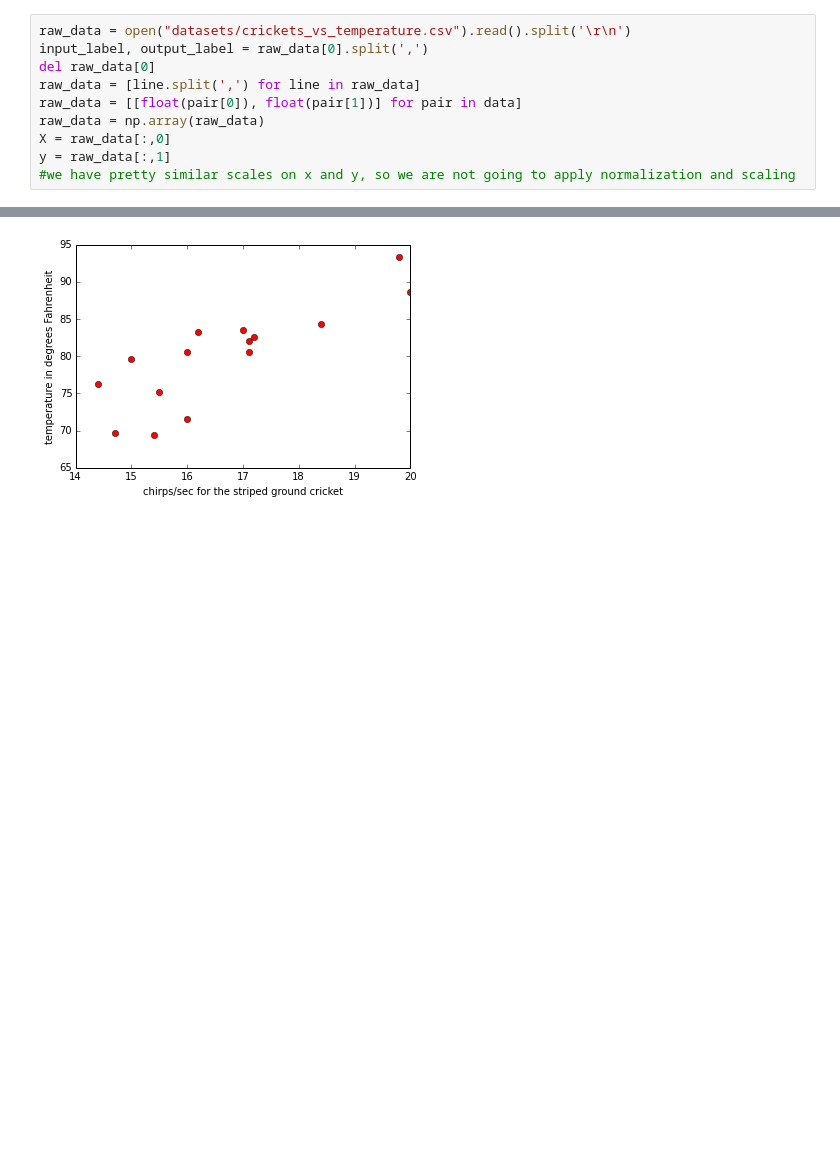
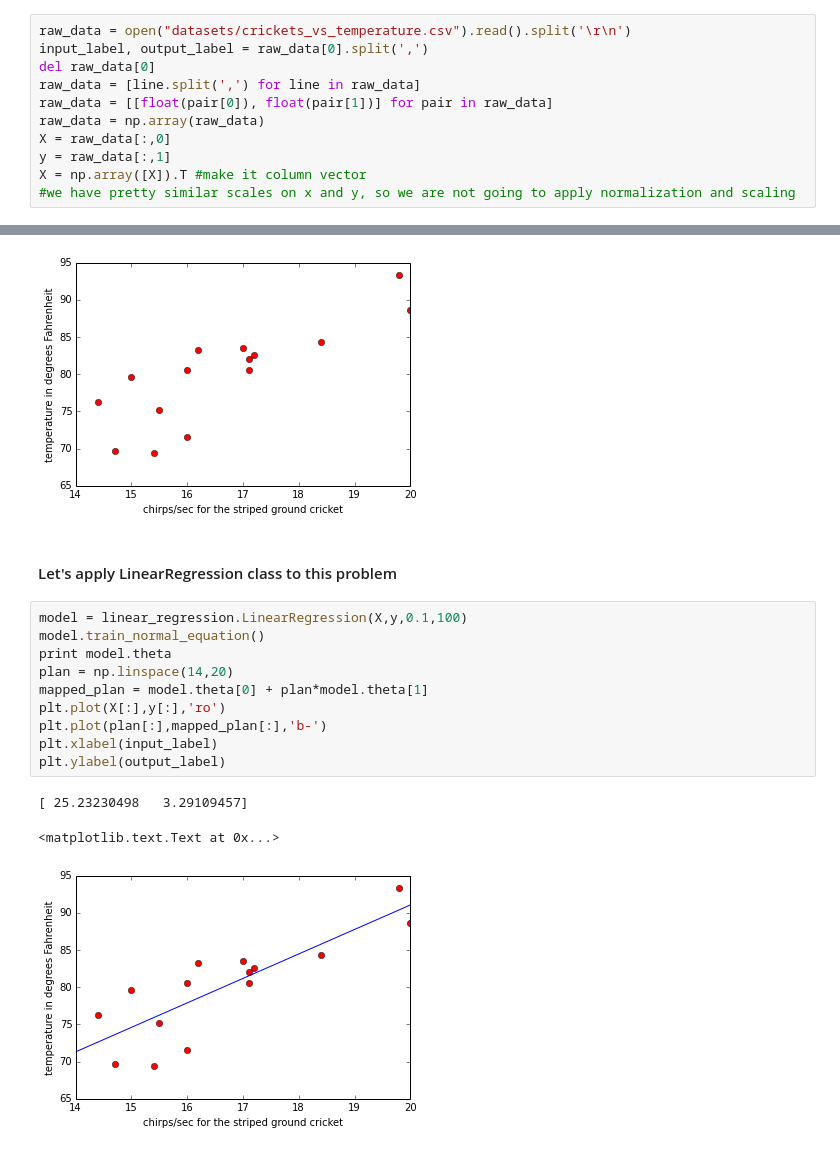
Before and after one commit to stand-by/MachineLearning_algorithms, a Jupyter notebook: examples/linear_regression.ipynb, the cells around one changed output, grey strips where cells are left out. Cells and saved outputs as stored; diff of their text form; blank space fills up the shorter version.

Commit message:
apply normal equation to the problem and show plot in notebook

```diff
--- a/examples/linear_regression.ipynb
+++ b/examples/linear_regression.ipynb
@@ -14,10 +14,11 @@ raw_data = open("datasets/crickets_vs_temperature.csv").read().split('\r\n')
 input_label, output_label = raw_data[0].split(',')
 del raw_data[0]
 raw_data = [line.split(',') for line in raw_data]
-raw_data = [[float(pair[0]), float(pair[1])] for pair in data]
+raw_data = [[float(pair[0]), float(pair[1])] for pair in raw_data]
 raw_data = np.array(raw_data)
 X = raw_data[:,0]
 y = raw_data[:,1]
+X = np.array([X]).T #make it column vector
 #we have pretty similar scales on x and y, so we are not going to apply normalization and scaling
 # %% [markdown]
 #### Plot our dataset
@@ -28,3 +29,19 @@ plt.ylabel(output_label)
 # %% [output]
 <matplotlib.text.Text at 0x...>
 [figure]
+# %% [markdown]
+#### Let's apply LinearRegression class to this problem
+# %%
+model = linear_regression.LinearRegression(X,y,0.1,100)
+model.train_normal_equation()
+print model.theta
+plan = np.linspace(14,20)
+mapped_plan = model.theta[0] + plan*model.theta[1]
+plt.plot(X[:],y[:],'ro')
+plt.plot(plan[:],mapped_plan[:],'b-')
+plt.xlabel(input_label)
+plt.ylabel(output_label)
+# %% [output]
+[ 25.23230498   3.29109457]
+<matplotlib.text.Text at 0x...>
+[figure, added]
```
